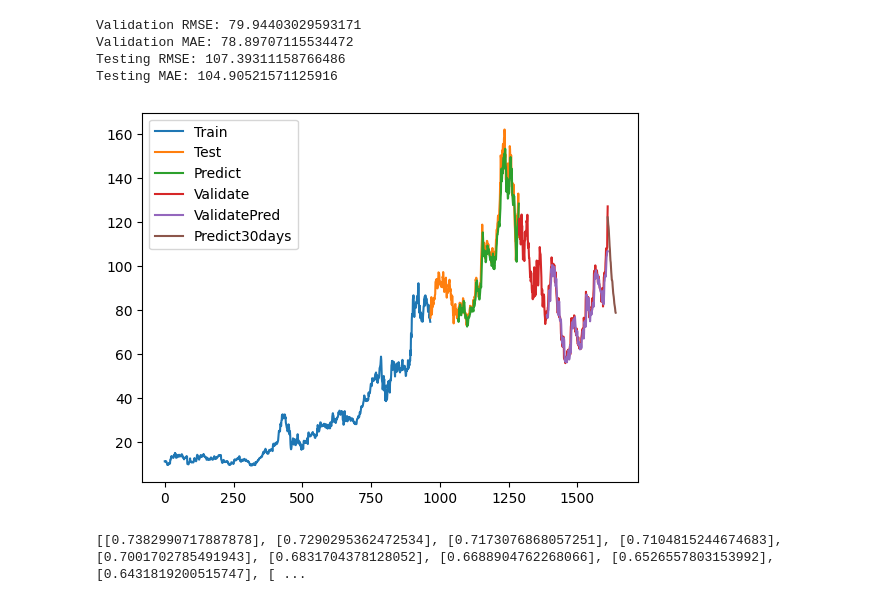
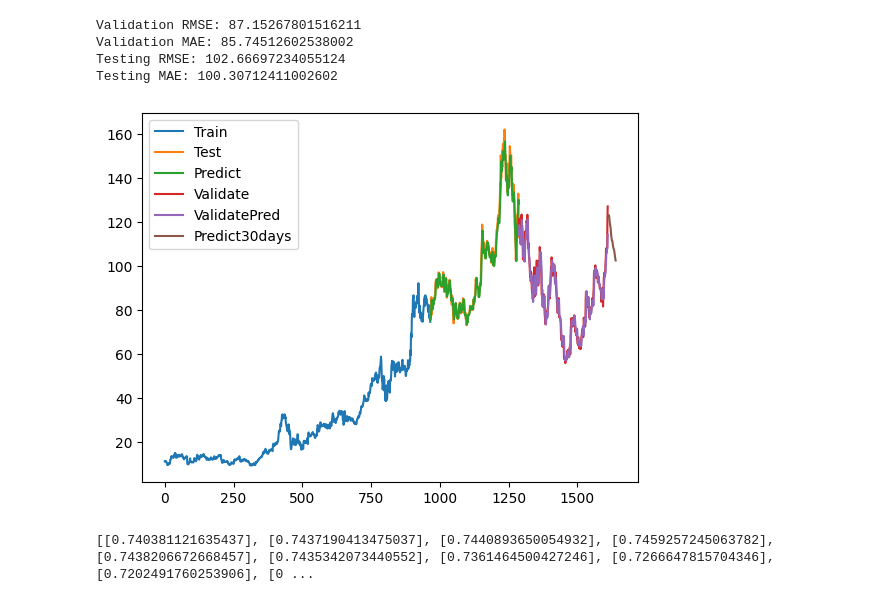
Before and after one commit to dangnghiepcuong/IS403.N21.HTTT_Nhom2, a Jupyter notebook: 2. RNN/RNN_AMD_6-2-2.ipynb, the cells around one changed output. Cells and saved outputs as stored; diff of their text form; code cells hidden in the pictures.

```diff
--- a/2. RNN/RNN_AMD_6-2-2.ipynb
+++ b/2. RNN/RNN_AMD_6-2-2.ipynb
@@ -37,3 +37,6 @@ def create_dataset(dataset, time_step=1):
 		dataX.append(a)
 		dataY.append(dataset[i + time_step, 0])
 	return numpy.array(dataX), numpy.array(dataY)
+# %%
+time_step = 100
+X, y = create_dataset(df1, time_step)
@@ -39,0 +53,4 @@ def create_dataset(dataset, time_step=1):
+# %%
+X_train = X[:train_size-100]
+X_test = X[train_size-100:train_size-100+test_size]
+X_val = X[train_size-100+test_size:]
@@ -40,7 +65,11 @@ def create_dataset(dataset, time_step=1):
+# %%
+y_train = y[:train_size-100]
+ytest = y[train_size-100:train_size-100+test_size]
+yval = y[train_size+test_size-100:]
 # %%
 #6. Reshape into X=t,t+1,t+2..t+99 and Y=t+100
 
-time_step = 100
-X_train, y_train = create_dataset(train_data, time_step)
-X_val, yval = create_dataset(val_data, time_step)
-X_test, ytest = create_dataset(test_data, time_step)
+# time_step = 100
+# X_train, y_train = create_dataset(train_data, time_step)
+# X_val, yval = create_dataset(val_data, time_step)
+# X_test, ytest = create_dataset(test_data, time_step)
@@ -169,35 +210,35 @@ while(i<30):
 # %%
 # 14.Vẽ hình
 print('Validation RMSE:', valid_rmse)
 print('Validation MAE:', valid_mae)
 
 print('Testing RMSE:', test_rmse)
 print('Testing MAE:', test_mae)
 train_data_index = pd.RangeIndex(start=0, stop=train_size, step=1)
 plt.plot(scaler.inverse_transform(train_data))
 
 test_data_index = pd.RangeIndex(start=train_size, stop=train_size+test_size, step=1)
 plt.plot(test_data_index,scaler.inverse_transform(test_data))
 
-test_data_index = pd.RangeIndex(start=train_size+n_steps+1, stop=train_size+test_size, step=1)
+test_data_index = pd.RangeIndex(start=train_size, stop=train_size+test_size, step=1)
 plt.plot(test_data_index,(y_pred))
 
 val_data_index = pd.RangeIndex(start=train_size+test_size, stop=train_size+test_size+val_size, step=1)
 plt.plot(val_data_index,scaler.inverse_transform(val_data))
 
-val_data_index = pd.RangeIndex(start=train_size+test_size+n_steps+1, stop=train_size+test_size+val_size, step=1)
+val_data_index = pd.RangeIndex(start=train_size+test_size, stop=train_size+test_size+val_size, step=1)
 plt.plot(val_data_index,y_pred_val)
 
 prediect_data_index = pd.RangeIndex(start=len(df1)-1, stop=len(df1)+29, step=1)
 plt.plot(prediect_data_index,scaler.inverse_transform(lst_output))
 
 plt.legend(['Train','Test','Predict','Validate','ValidatePred','Predict30days'])
 plt.show()
 print(lst_output)
 # %% [output]
-Validation RMSE: 79.94403029593171
-Validation MAE: 78.89707115534472
-Testing RMSE: 107.39311158766486
-Testing MAE: 104.90521571125916
+Validation RMSE: 87.15267801516211
+Validation MAE: 85.74512602538002
+Testing RMSE: 102.66697234055124
+Testing MAE: 100.30712411002602
-[figure, old version]
+[figure, new version]
-[[0.7382990717887878], [0.7290295362472534], [0.7173076868057251], [0.7104815244674683], [0.7001702785491943], [0.6831704378128052], [0.6688904762268066], [0.6526557803153992], [0.6431819200515747], [ ...
+[[0.740381121635437], [0.7437190413475037], [0.7440893650054932], [0.7459257245063782], [0.7438206672668457], [0.7435342073440552], [0.7361464500427246], [0.7266647815704346], [0.7202491760253906], [0 ...
```
Also changed, not shown: parts of 12 cells of this notebook.
